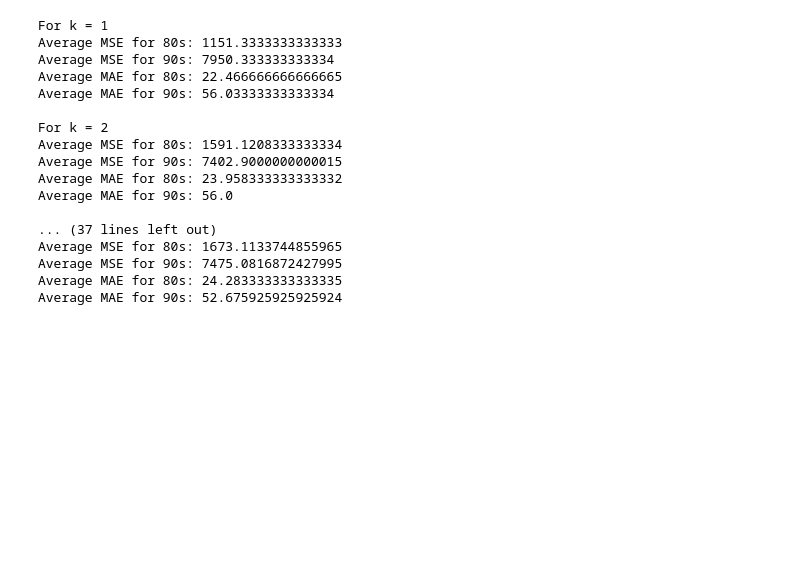
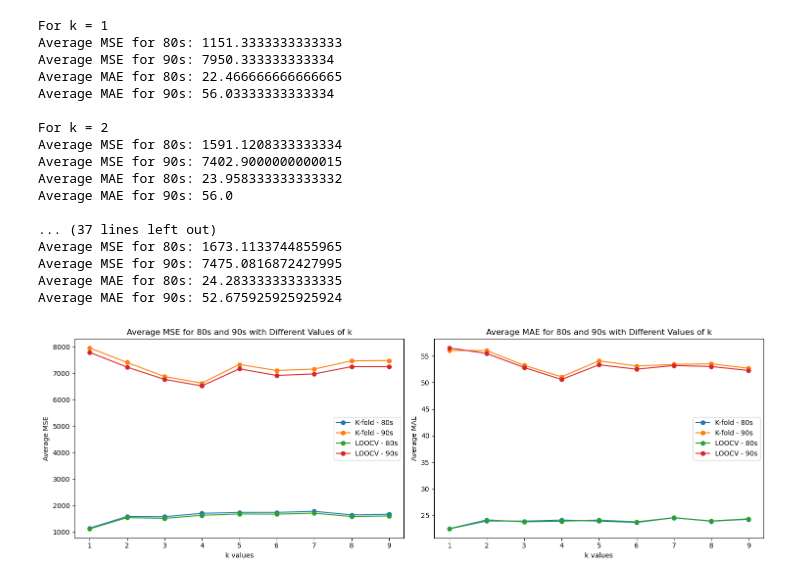
Before and after one commit to nichtemna/data_science_practical, a Jupyter notebook: knn.ipynb, the cells around one changed output. Drawn from its saved outputs; the diff is of its cells as text; code cells hidden in the pictures; blank space fills up the shorter version.

```diff
--- a/knn.ipynb
+++ b/knn.ipynb
@@ -227,3 +228,42 @@ Average MSE for 80s: 1673.1133744855965
 Average MSE for 90s: 7475.0816872427995
 Average MAE for 80s: 24.283333333333335
 Average MAE for 90s: 52.675925925925924
+# %%
+# Values for K-fold
+k_values = list(range(1, 10))
+avg_MSE_80s_kfold = [1151.33, 1591.12, 1582.54, 1710.25, 1745.36, 1745.03, 1786.95, 1651.53, 1673.11]
+avg_MSE_90s_kfold = [7950.33, 7402.90, 6871.38, 6623.48, 7327.55, 7098.58, 7153.36, 7463.20, 7475.08]
+avg_MAE_80s_kfold = [22.47, 23.96, 23.92, 24.12, 23.94, 23.67, 24.56, 23.91, 24.28]
+avg_MAE_90s_kfold = [56.03, 56.00, 53.22, 51.08, 54.07, 53.11, 53.40, 53.52, 52.68]
+
+# Values for LOOCV
+avg_MSE_80s_loocv = [1123.33, 1547.88, 1518.63, 1635.42, 1685.75, 1679.05, 1716.46, 1587.23, 1609.92]
+avg_MSE_90s_loocv = [7784.66, 7225.52, 6765.37, 6516.66, 7162.99, 6911.51, 6970.43, 7245.06, 7246.05]
+avg_MAE_80s_loocv = [22.52, 24.16, 23.80, 23.91, 24.12, 23.79, 24.57, 23.95, 24.36]
+avg_MAE_90s_loocv = [56.50, 55.45, 52.82, 50.57, 53.33, 52.51, 53.19, 53.01, 52.26]
+
+# Plotting
+fig, (ax1, ax2) = plt.subplots(1, 2, figsize=(15, 5))
+
+ax1.plot(k_values, avg_MSE_80s_kfold, marker='o', label='K-fold - 80s')
+ax1.plot(k_values, avg_MSE_90s_kfold, marker='o', label='K-fold - 90s')
+ax1.plot(k_values, avg_MSE_80s_loocv, marker='o', label='LOOCV - 80s')
+ax1.plot(k_values, avg_MSE_90s_loocv, marker='o', label='LOOCV - 90s')
+ax1.set_title('Average MSE for 80s and 90s with Different Values of k')
+ax1.set_xlabel('k values')
+ax1.set_ylabel('Average MSE')
+ax1.legend()
+
+ax2.plot(k_values, avg_MAE_80s_kfold, marker='o', label='K-fold - 80s')
+ax2.plot(k_values, avg_MAE_90s_kfold, marker='o', label='K-fold - 90s')
+ax2.plot(k_values, avg_MAE_80s_loocv, marker='o', label='LOOCV - 80s')
+ax2.plot(k_values, avg_MAE_90s_loocv, marker='o', label='LOOCV - 90s')
+ax2.set_title('Average MAE for 80s and 90s with Different Values of k')
+ax2.set_xlabel('k values')
+ax2.set_ylabel('Average MAE')
+ax2.legend()
+
+plt.tight_layout()
+plt.show()
+# %% [output]
+[figure, added]
```
Also changed, not shown: parts of 4 cells of this notebook.
